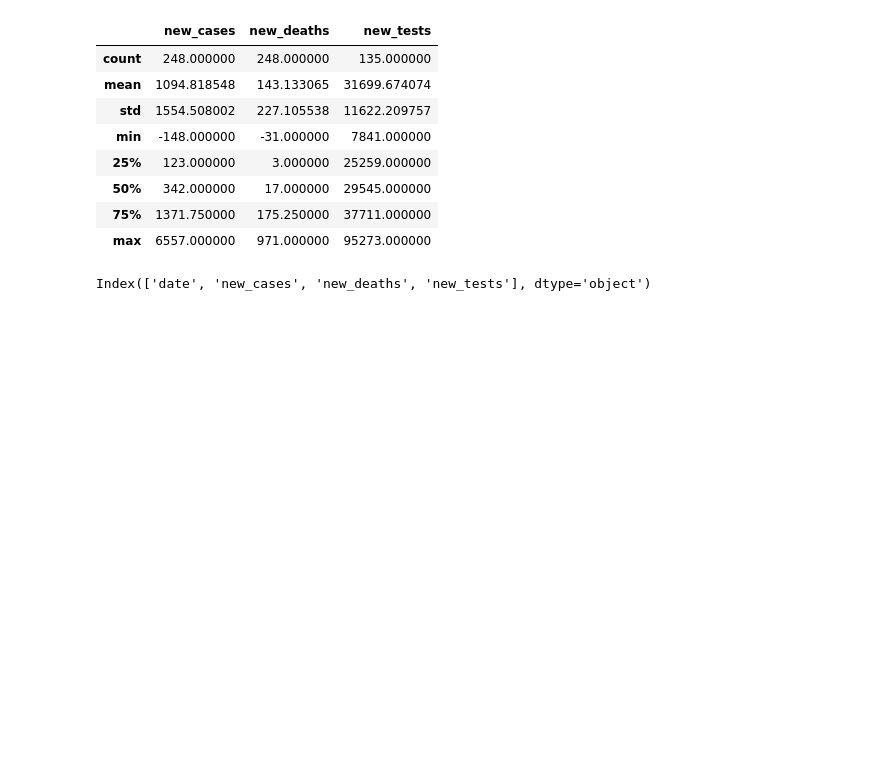
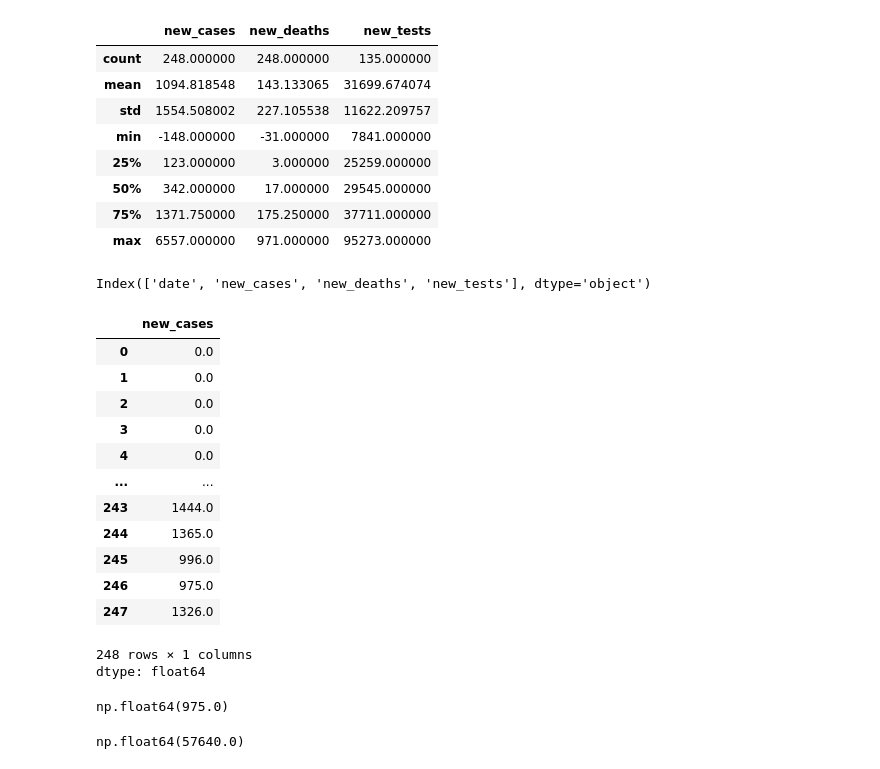
Before and after one commit to rookiemaniesh/python_tutorials, a Jupyter notebook: Untitled4.ipynb, the cells around one changed output. Cells and saved outputs as stored; diff of their text form; code cells hidden in the pictures; blank space fills up the shorter version.

```diff
--- a/Untitled4.ipynb
+++ b/Untitled4.ipynb
@@ -62,3 +62,28 @@ covid_df.describe()
 covid_df.columns
 # %% [output]
 Index(['date', 'new_cases', 'new_deaths', 'new_tests'], dtype='object')
+# %%
+covid_df['new_cases']
+# %% [output]
+|  | new_cases |
+| 0 | 0.0 |
+| 1 | 0.0 |
+| 2 | 0.0 |
+| 3 | 0.0 |
+| 4 | 0.0 |
+| ... | ... |
+| 243 | 1444.0 |
+| 244 | 1365.0 |
+| 245 | 996.0 |
+| 246 | 975.0 |
+| 247 | 1326.0 |
+248 rows × 1 columns
+dtype: float64
+# %%
+covid_df['new_cases'][246]
+# %% [output]
+np.float64(975.0)
+# %%
+covid_df.at[240, 'new_tests']
+# %% [output]
+np.float64(57640.0)
```
Also changed, not shown: parts of 7 cells of this notebook.
